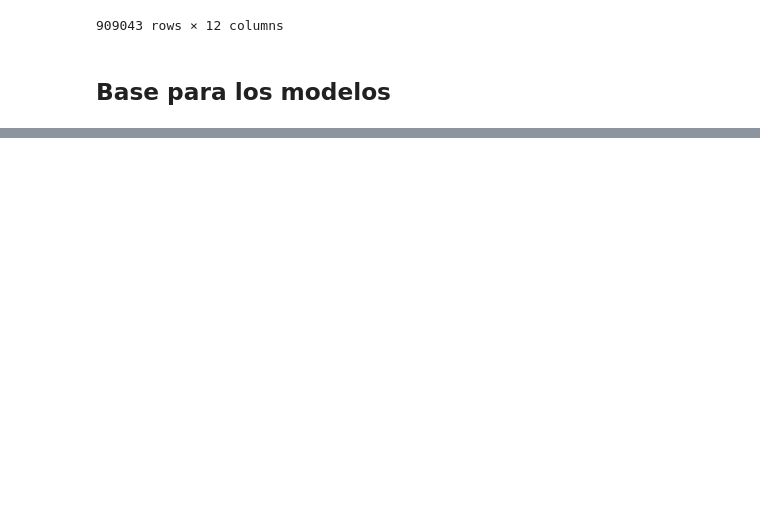
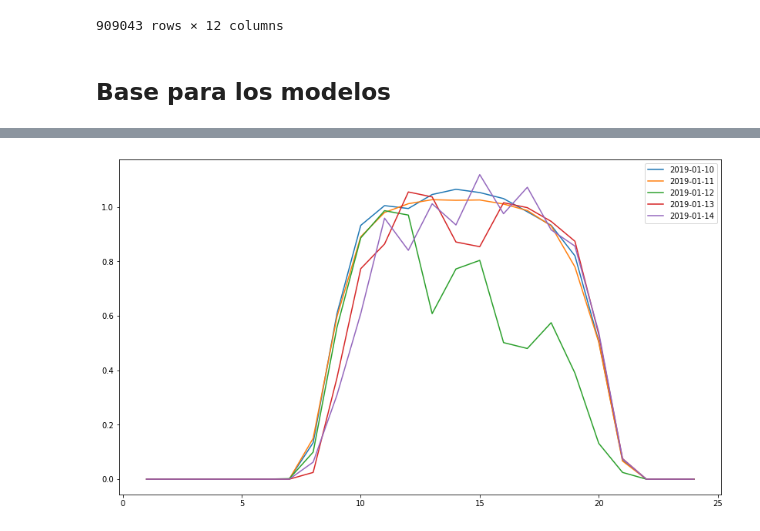
Before and after one commit to kathe30/Desafio-Spike, a Jupyter notebook: Desafío Spike.ipynb, the cells around one changed output, grey strips where cells are left out. Cells and saved outputs as stored; diff of their text form; code cells hidden in the pictures; blank space fills up the shorter version.

```diff
--- a/Desafío Spike.ipynb
+++ b/Desafío Spike.ipynb
@@ -321,0 +395,5 @@ NameError: name 'pd' is not defined
+# %%
+lista_de_fechas1=['2019-01-10','2019-01-11','2019-01-12','2019-01-13','2019-01-14']
+plot_SE_var_diaria('SE127T005','gen_solar_total_mwh',lista_de_fechas1)
+# %% [output]
+[figure, added]
```
Also changed, not shown: parts of 18 cells of this notebook.
